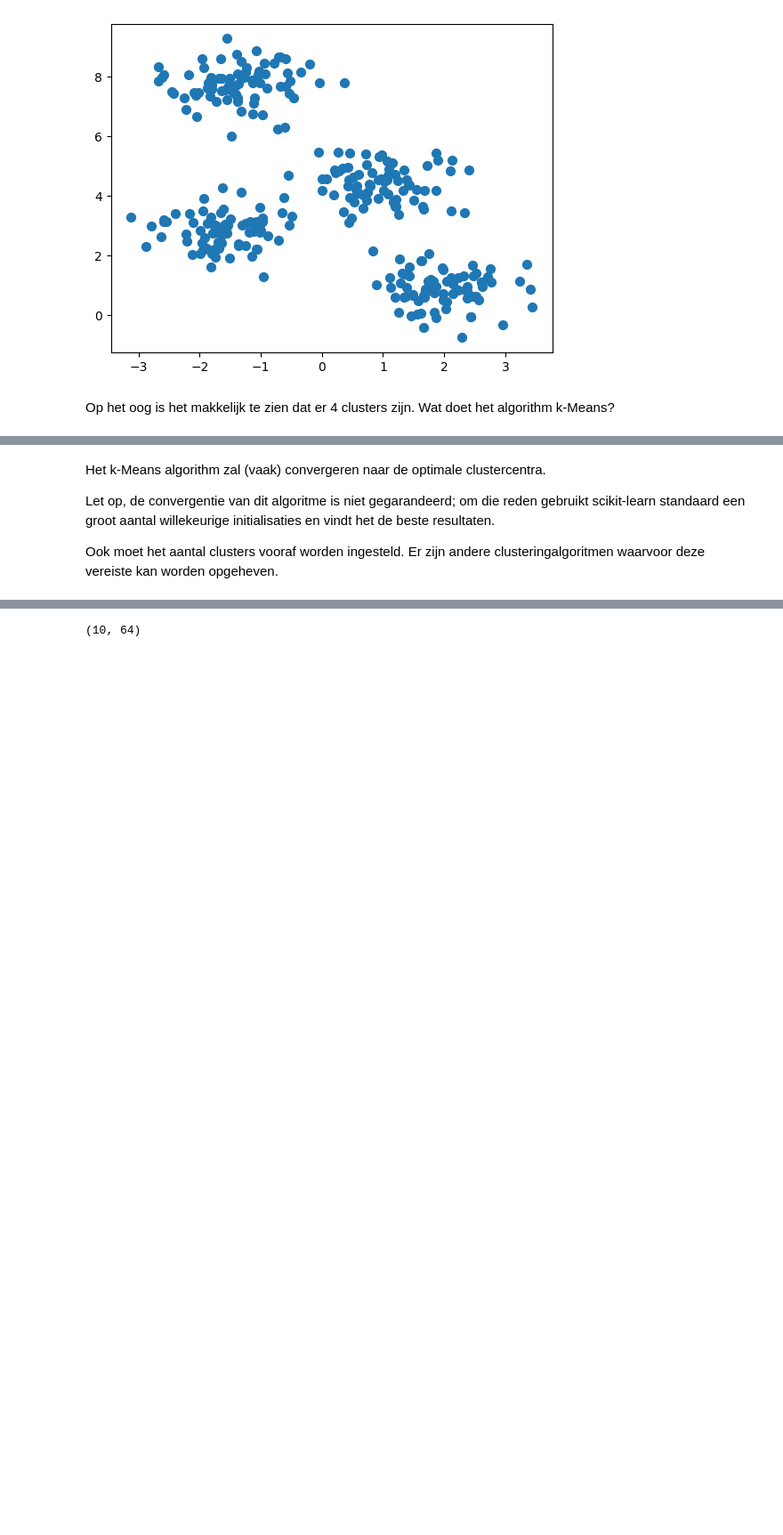
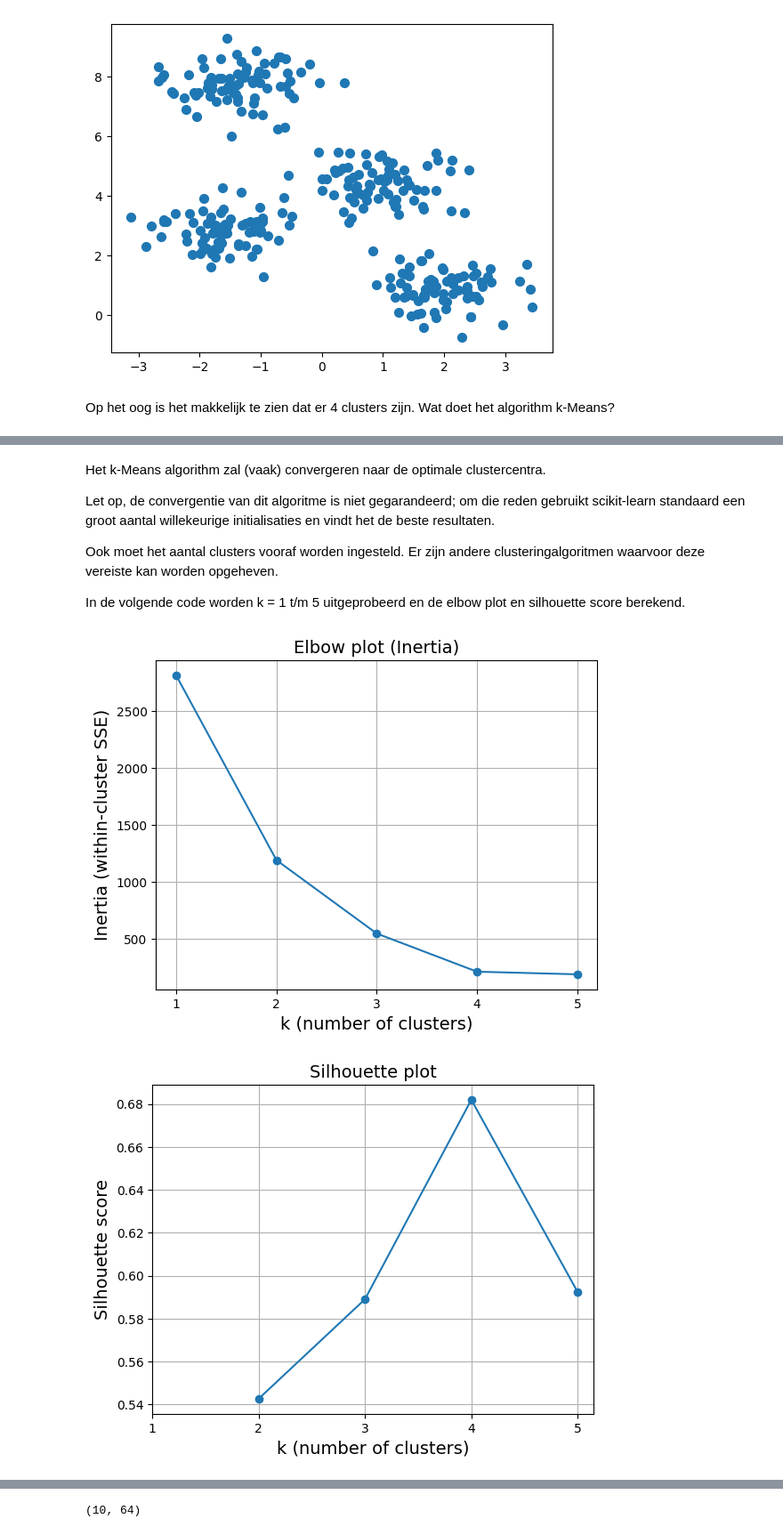
Before and after one commit to wchauwindesheim/Introduction-to-machine-learning, a Jupyter notebook: MCL01_werkcollege_6/06_01_K-Means_clustering.ipynb, the cells around one changed output, grey strips where cells are left out. Shown at 89% size. Saved outputs shown, nothing was run; the diff lists cells and outputs as text; code cells hidden in the pictures; blank space fills up the shorter version.

Commit message:
clustering modifications

```diff
--- a/MCL01_werkcollege_6/06_01_K-Means_clustering.ipynb
+++ b/MCL01_werkcollege_6/06_01_K-Means_clustering.ipynb
@@ -183,4 +180,50 @@ Het k-Means algorithm zal (vaak) convergeren naar de optimale clustercentra.
 Let op, de convergentie van dit algoritme is niet gegarandeerd; om die reden gebruikt scikit-learn standaard een groot aantal willekeurige initialisaties en vindt het de beste resultaten.
 
 Ook moet het aantal clusters vooraf worden ingesteld. Er zijn andere clusteringalgoritmen waarvoor deze vereiste kan worden opgeheven.
+
+In de volgende code worden k = 1 t/m 5 uitgeprobeerd en de elbow plot en silhouette score berekend.
+# %%
+import matplotlib.pyplot as plt
+from sklearn.cluster import KMeans
+from sklearn.metrics import silhouette_score
+
+ks = range(1, 6)
+
+inertias = []
+silhouettes = []  # will store values for k=2..5
+silhouette_ks = []  # matching k values for silhouette
+
+for k in ks:
+    est = KMeans(n_clusters=k, random_state=42, n_init=10)
+    est.fit(X)
+
+    inertias.append(est.inertia_)
+
+    if k >= 2:
+        labels = est.labels_
+        silhouettes.append(silhouette_score(X, labels))
+        silhouette_ks.append(k)
+
+# --- Plot: Inertia (Elbow) ---
+plt.figure()
+plt.plot(list(ks), inertias, marker='o')
+plt.xlabel("k (number of clusters)")
+plt.ylabel("Inertia (within-cluster SSE)")
+plt.title("Elbow plot (Inertia)")
+plt.xticks(list(ks))
+plt.grid(True)
+plt.show()
+
+# --- Plot: Silhouette ---
+plt.figure()
+plt.plot(silhouette_ks, silhouettes, marker='o')
+plt.xlabel("k (number of clusters)")
+plt.ylabel("Silhouette score")
+plt.title("Silhouette plot")
+plt.xticks(list(ks))
+plt.grid(True)
+plt.show()
+# %% [output]
+[figure, added]
+[figure, added]
 # %% [markdown]
```
Also changed, not shown: parts of 5 cells of this notebook, 1 other file.
